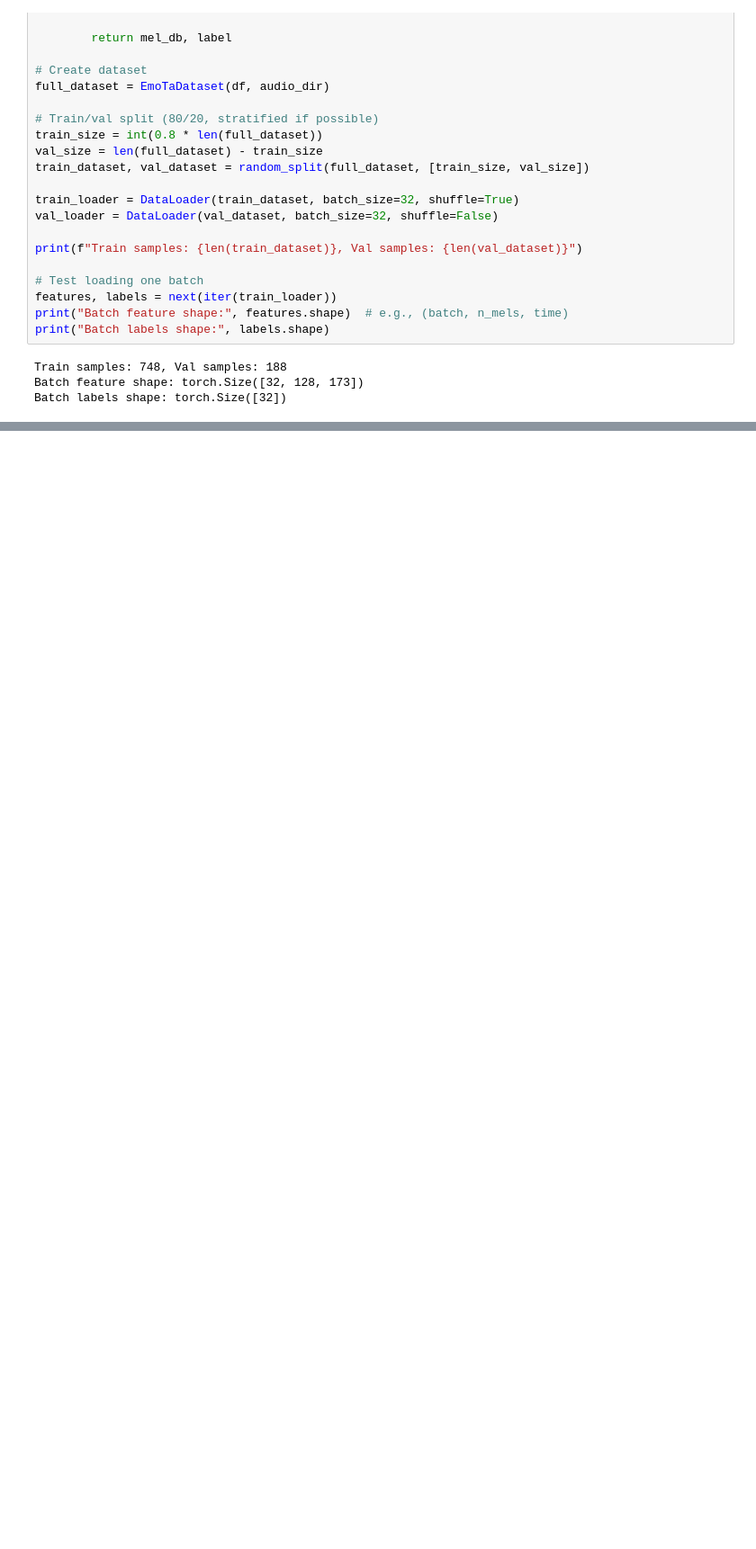
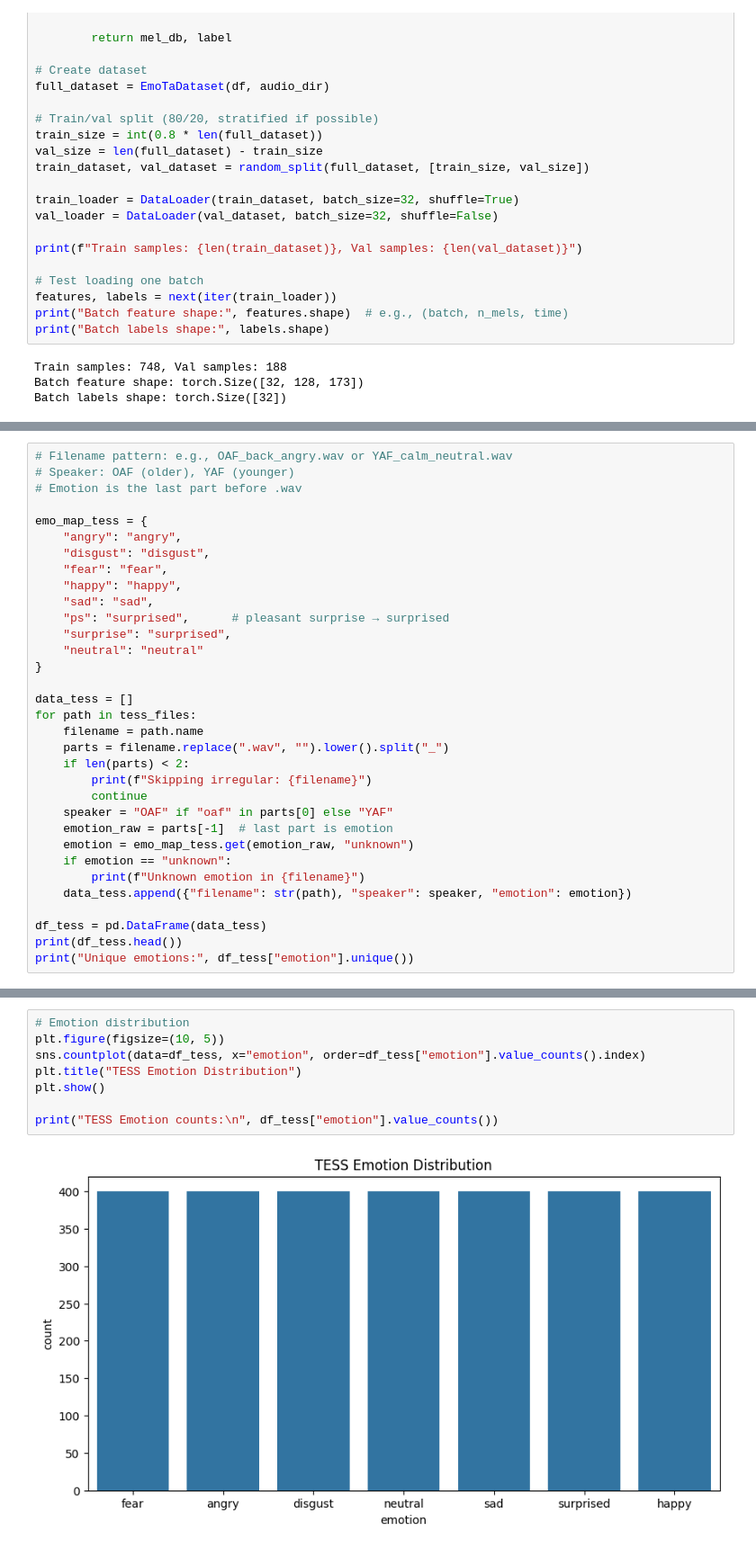
Before and after one commit to pavishanth-sujeevan/E.motion-, a Jupyter notebook: ser-preprocessing.ipynb, the cells around one changed output, grey strips where cells are left out. Shown at 90% size. Drawn from its saved outputs; the diff is of its cells as text; blank space fills up the shorter version.

```diff
--- a/ser-preprocessing.ipynb
+++ b/ser-preprocessing.ipynb
@@ -238,0 +267,33 @@ Batch labels shape: torch.Size([32])
+# %%
+# Filename pattern: e.g., OAF_back_angry.wav or YAF_calm_neutral.wav
+# Speaker: OAF (older), YAF (younger)
+# Emotion is the last part before .wav
+
+emo_map_tess = {
+    "angry": "angry",
+    "disgust": "disgust",
+    "fear": "fear",
+    "happy": "happy",
+    "sad": "sad",
+    "ps": "surprised",      # pleasant surprise → surprised
+    "surprise": "surprised",
+    "neutral": "neutral"
+}
+
+data_tess = []
+for path in tess_files:
+    filename = path.name
+    parts = filename.replace(".wav", "").lower().split("_")
+    if len(parts) < 2:
+        print(f"Skipping irregular: {filename}")
+        continue
+    speaker = "OAF" if "oaf" in parts[0] else "YAF"
+    emotion_raw = parts[-1]  # last part is emotion
+    emotion = emo_map_tess.get(emotion_raw, "unknown")
+    if emotion == "unknown":
+        print(f"Unknown emotion in {filename}")
+    data_tess.append({"filename": str(path), "speaker": speaker, "emotion": emotion})
+
+df_tess = pd.DataFrame(data_tess)
+print(df_tess.head())
+print("Unique emotions:", df_tess["emotion"].unique())
@@ -238,0 +310,10 @@ Batch labels shape: torch.Size([32])
+# %%
+# Emotion distribution
+plt.figure(figsize=(10, 5))
+sns.countplot(data=df_tess, x="emotion", order=df_tess["emotion"].value_counts().index)
+plt.title("TESS Emotion Distribution")
+plt.show()
+
+print("TESS Emotion counts:\n", df_tess["emotion"].value_counts())
+# %% [output]
+[figure, added]
```
Also changed, not shown: parts of 26 cells of this notebook.
